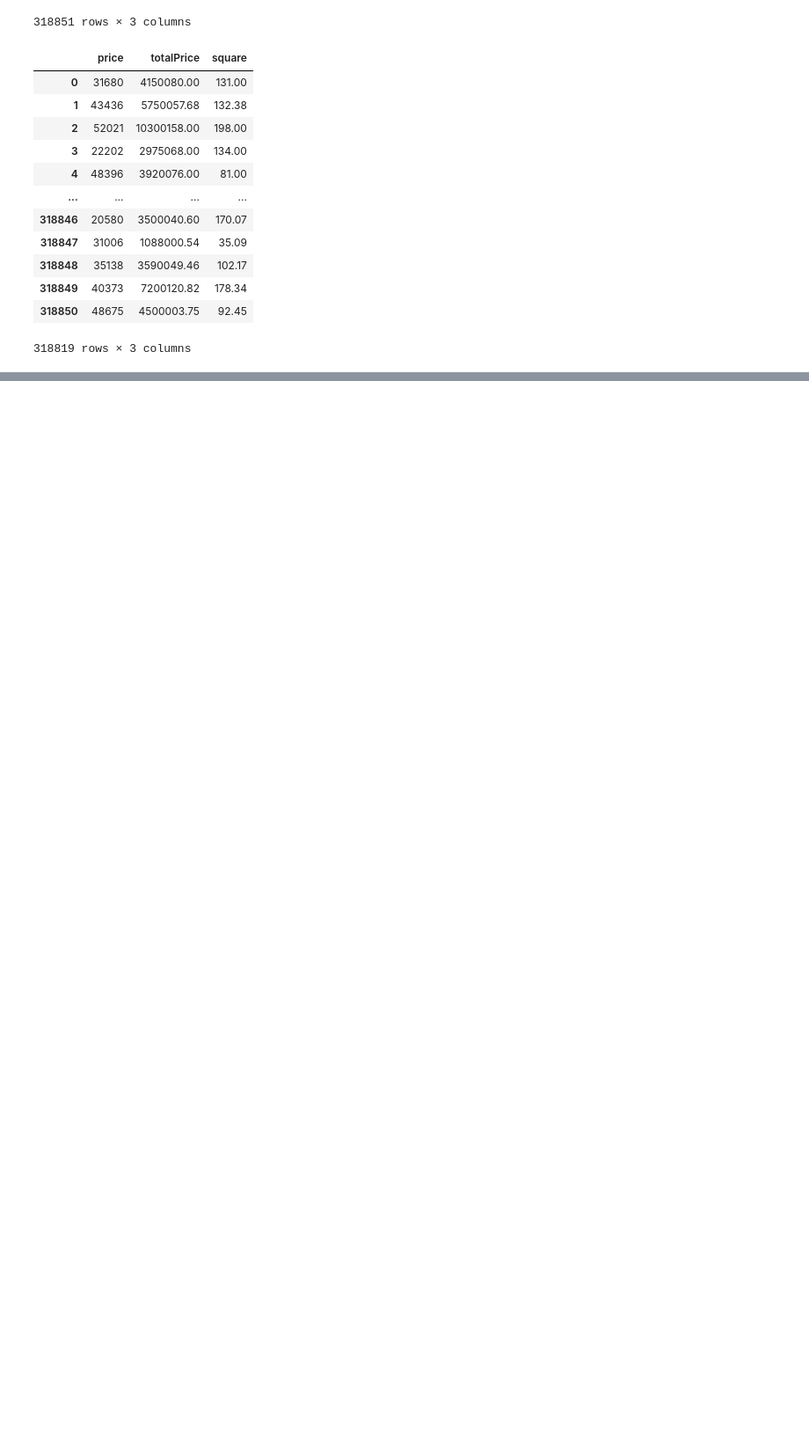
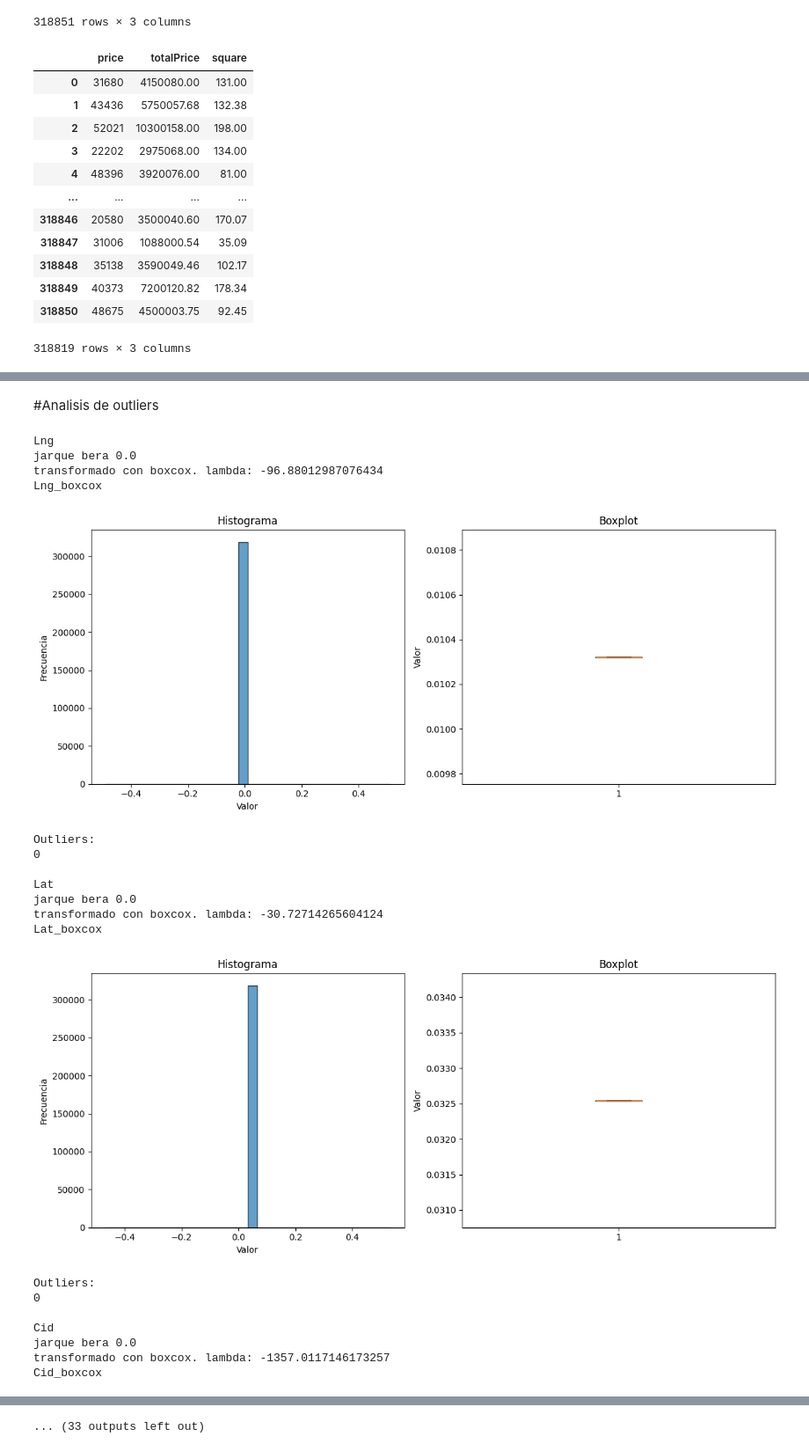
Before and after one commit to ichiP245/TP-Anal-tica-Descriptiva, a Jupyter notebook: notebooks/TP_Descriptiva.ipynb, the cells around one changed output, grey strips where cells are left out. Shown at 88% size. Cells and saved outputs as stored; diff of their text form; code cells hidden in the pictures; blank space fills up the shorter version.

Commit message:
Avance hasta análisis de outliers

```diff
--- a/notebooks/TP_Descriptiva.ipynb
+++ b/notebooks/TP_Descriptiva.ipynb
@@ -338,0 +364,2 @@ df[['price','totalPrice','square']]
+# %% [markdown]
+#Analisis de outliers
@@ -338,0 +396,55 @@ df[['price','totalPrice','square']]
+# %%
+def outliers_bc(df,column):
+
+  print(column)
+
+  x= df[column].dropna()
+  jb = stats.jarque_bera(x)          # Test de normalidad (asimetría + curtosis)
+  print('jarque bera', jb.pvalue)
+
+  if jb.pvalue <= 0.05:
+    # obtener minimo valor de la columna
+    minimo = x.min()
+    # Aplicar Box-Cox para transformar la columna
+    if minimo <= 0: #esto debido a que boxcox trabaja solo con positivos
+      data_bc,lambda_bc = boxcox(x.apply(lambda x: x-minimo+0.00001)) #desplazo la columna hasta ser positiva, sumo ese decimal ya que sino puede quedar en 0
+    else:
+      data_bc,lambda_bc = boxcox(x)
+    print('transformado con boxcox. lambda:',lambda_bc)
+    # unir x con data_bc manteniendo el indice de x
+    data_bc = pd.DataFrame(data_bc, index=x.index)
+    # agregar columna data_bc a mi df donde coinciden los indices
+    df[f'{column}_boxcox'] = data_bc
+    cantidad=outliers(df, f'{column}_boxcox')
+
+  else:
+    cantidad=outliers(df, column)
+  return cantidad
+# %%
+cantidad_outliers = []
+
+for column in df.columns:
+  if df[column].dtype == 'int64' or df[column].dtype=='float64':
+    cantidad=outliers_bc(df, column)
+    cantidad_outliers.append(cantidad)
+# %% [output]
+Lng
+jarque bera 0.0
+transformado con boxcox. lambda: -96.88012987076434
+Lng_boxcox
+[figure, added]
+Outliers:
+0
+
+Lat
+jarque bera 0.0
+transformado con boxcox. lambda: -30.72714265604124
+Lat_boxcox
+[figure, added]
+Outliers:
+0
+
+Cid
+jarque bera 0.0
+transformado con boxcox. lambda: -1357.0117146173257
+Cid_boxcox
@@ -338,0 +476 @@ df[['price','totalPrice','square']]
+... (33 outputs left out)
```
Also changed, not shown: parts of 13 cells of this notebook.
